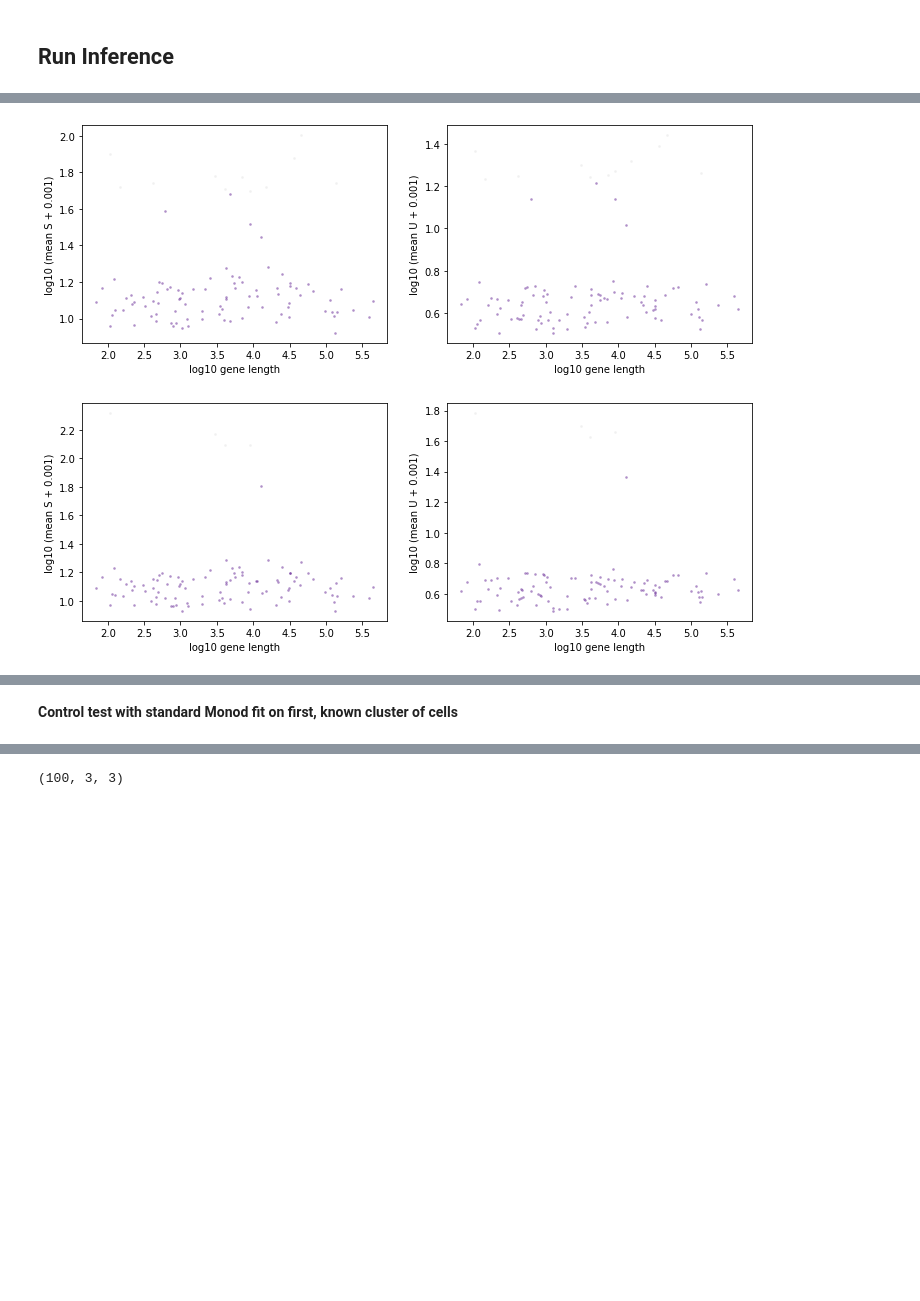
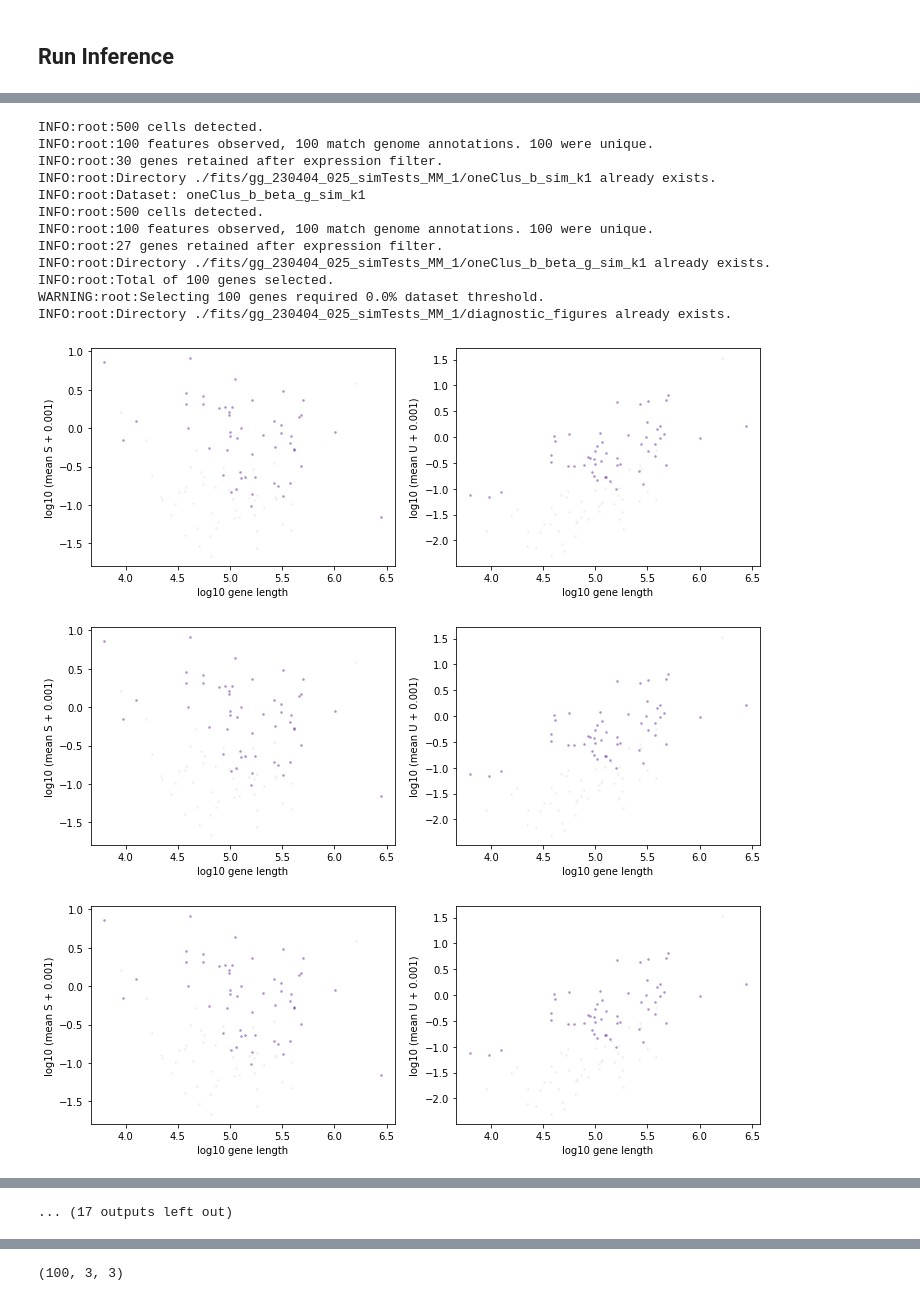
Before and after one commit to tarachari3/perturbCME, a Jupyter notebook: notebooks/20230330_mixModSimTests_Monod.ipynb, the cells around one changed output, grey strips where cells are left out. Drawn from its saved outputs; the diff is of its cells as text; code cells hidden in the pictures; blank space fills up the shorter version.

```diff
--- a/notebooks/20230330_mixModSimTests_Monod.ipynb
+++ b/notebooks/20230330_mixModSimTests_Monod.ipynb
@@ -300,5 +423,4 @@ Making Loom
 # %%
-#Check loom ok
-import loompy as lp
-ds = lp.connect('/home/tchari/counts/mixMod_sims/loom/burst_mark_sim.loom')
+# #Check loom ok
+# ds = lp.connect('/home/tchari/counts/mixMod_sims/loom/b_sim.loom')
 # %%
@@ -333,9 +430,2 @@ params.shape
 # %% [markdown]
 ## **Run Inference**
-# %%
-#Save cell cluster assigns and marker genes
-true_clus = []
-true_marks = []
-for i in range(clus):
-    true_clus += [list(np.array(bars)[i*n_cells:(i+1)*n_cells])]
-    true_marks += [list(all_choices[i*num_marks:(i+1)*num_marks])]
@@ -353,18 +432,25 @@ true.head()
 # %%
-dataset_meta = ['burst_mark_sim','oneClus_burst_mark_sim']
+rep_data = list(np.repeat(out_names,5))+['oneClus_b_sim']+['oneClus_b_beta_g_sim']
+ks = [1,2,3,4,5]*len(out_names)+[1,1]
+
+dataset_meta = rep_data #['burst_mark_sim','oneClus_burst_mark_sim']
 print('dataset_meta: ', dataset_meta)
 print()
 
 
+cluster_names = []
 
-cluster_names = []
-dataset_names = ['burst_mark_sim','oneClus_burst_mark_sim']   #To save
+d_names = []
+for i in range(len(ks)):
+    d_names += [rep_data[i]+'_k'+str(ks[i])]
+
+dataset_names = d_names  #To save
 print('dataset_names: ', dataset_names)
 print('len(dataset_names): ',len(dataset_names))
 print()
 
-raw_data_locations = ['burst_mark_sim','oneClus_burst_mark_sim']
-transcriptome_filepath = '/home/tchari/perturbCME/notebooks/gg_200525_genome_polyA_cum_3'
+raw_data_locations = rep_data
+transcriptome_filepath = '/home/tchari/perturbCME/notebooks/mmSim_genome_polyA_cum_3' #'gg_200525_genome_polyA_cum_3'
 
 spliced_layer = 'spliced'
 unspliced_layer = 'unspliced'
@@ -411,7 +501,7 @@ for k in range(len(dataset_meta)):
 
         #if k==0:
         #for subcluster in subcluster_names:
-        subcluster = 'All'
+        subcluster = 'Keep All'
         annot_bcs = bcs
         #cf.append(np.isin(bcs,annot_bcs) & cf_)
         cf.append(np.isin(bcs,annot_bcs))
@@ -465,7 +565,7 @@ dir_string,dataset_strings = monod.preprocess.construct_batch(loom_filepaths, \
                                              transcriptome_filepath, \
                                              dataset_names, \
                                              attribute_names=attribute_names,\
-                                             batch_location='./fits',meta='burst_mark_sim_MM_k3',batch_id=1,\
-                                             n_genes=100,exp_filter_threshold=None,cf=cf)
+                                             batch_location='./fits',meta='simTests_MM',batch_id=1,\
+                                             datestring='230404', n_genes=100,exp_filter_threshold=None,cf=cf)
 # %% [output]
 INFO:root:Beginning data preprocessing and filtering.
@@ -486,2 +588,15 @@ INFO:root:Directory ./fits/gg_230331_025_burst_mark_sim_MM_k3_1/diagnostic_figur
+INFO:root:500 cells detected.
+INFO:root:100 features observed, 100 match genome annotations. 100 were unique.
+INFO:root:30 genes retained after expression filter.
+INFO:root:Directory ./fits/gg_230404_025_simTests_MM_1/oneClus_b_sim_k1 already exists.
+INFO:root:Dataset: oneClus_b_beta_g_sim_k1
+INFO:root:500 cells detected.
+INFO:root:100 features observed, 100 match genome annotations. 100 were unique.
+INFO:root:27 genes retained after expression filter.
+INFO:root:Directory ./fits/gg_230404_025_simTests_MM_1/oneClus_b_beta_g_sim_k1 already exists.
+INFO:root:Total of 100 genes selected.
+WARNING:root:Selecting 100 genes required 0.0% dataset threshold.
+INFO:root:Directory ./fits/gg_230404_025_simTests_MM_1/diagnostic_figures already exists.
-[figure, old version]
+[figure, new version]
-[figure, old version]
+[figure, new version]
+[figure, added]
@@ -488,2 +610 @@ INFO:root:Directory ./fits/gg_230331_025_burst_mark_sim_MM_k3_1/diagnostic_figur
+... (17 outputs left out)
-# %% [markdown]
-**Control test with standard Monod fit on first, known cluster of cells**
```
Also changed, not shown: parts of 113 cells of this notebook.
